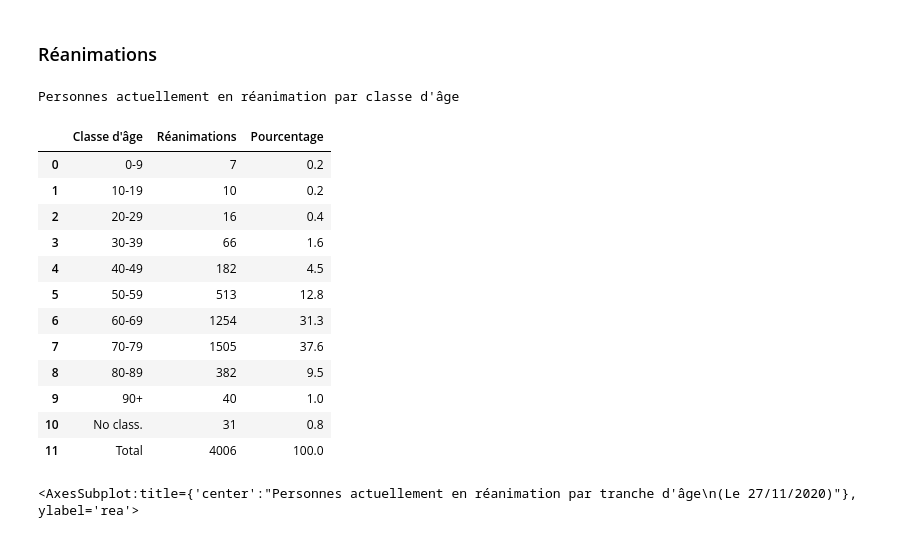
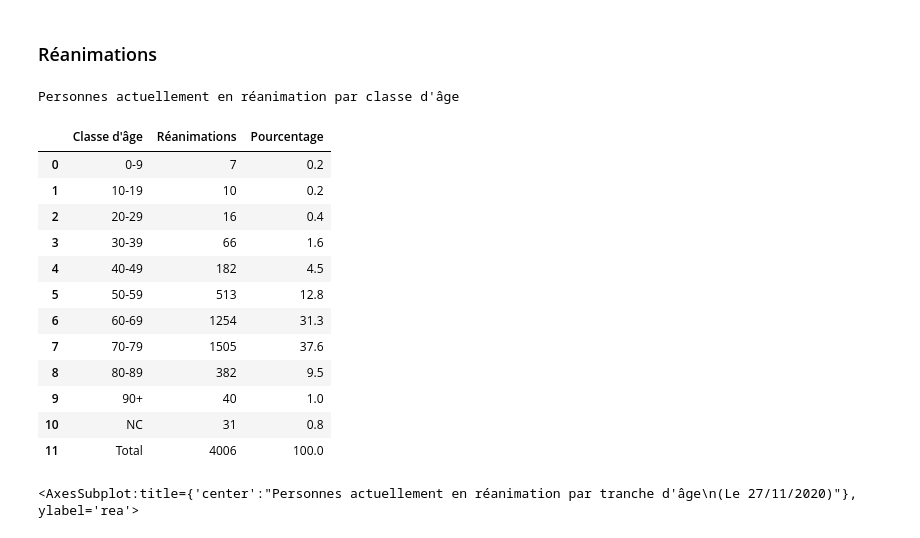
Before and after one commit to Kartmaan/Covid_19_fr, a Jupyter notebook: cov_hosp.ipynb, the cells around one changed output. Cells and saved outputs as stored; diff of their text form; code cells hidden in the pictures.

```diff
--- a/cov_hosp.ipynb
+++ b/cov_hosp.ipynb
@@ -495,35 +495,35 @@ for val in cova_rea:
     res = (val/total_rea)*100
     res = round(res, 1)
     perc.append(res)
     i+=1
 perc.append(no_class_p)
 perc.append(100)
 
-labels = ["0-9","10-19","20-29","30-39","40-49","50-59","60-69","70-79","80-89", "90+", "No class.", "Total"]
+labels = ["0-9","10-19","20-29","30-39","40-49","50-59","60-69","70-79","80-89", "90+", "NC", "Total"]
 values = list(cova_rea)
 values.append(total_rea - sum(cova_rea))
 values.append(total_rea)
 
 data = {"Classe d'âge": labels, "Réanimations":values, "Pourcentage":perc}
 
 df = pd.DataFrame(data, columns=["Classe d'âge", "Réanimations", "Pourcentage"])
 
 print("Personnes actuellement en réanimation par classe d'âge")
 df
 # %% [output]
 Personnes actuellement en réanimation par classe d'âge
 |  | Classe d'âge | Réanimations | Pourcentage |
 | 0 | 0-9 | 7 | 0.2 |
 | 1 | 10-19 | 10 | 0.2 |
 | 2 | 20-29 | 16 | 0.4 |
 | 3 | 30-39 | 66 | 1.6 |
 | 4 | 40-49 | 182 | 4.5 |
 | 5 | 50-59 | 513 | 12.8 |
 | 6 | 60-69 | 1254 | 31.3 |
 | 7 | 70-79 | 1505 | 37.6 |
 | 8 | 80-89 | 382 | 9.5 |
 | 9 | 90+ | 40 | 1.0 |
-| 10 | No class. | 31 | 0.8 |
+| 10 | NC | 31 | 0.8 |
 | 11 | Total | 4006 | 100.0 |
 # %%
 # Graphique
```
